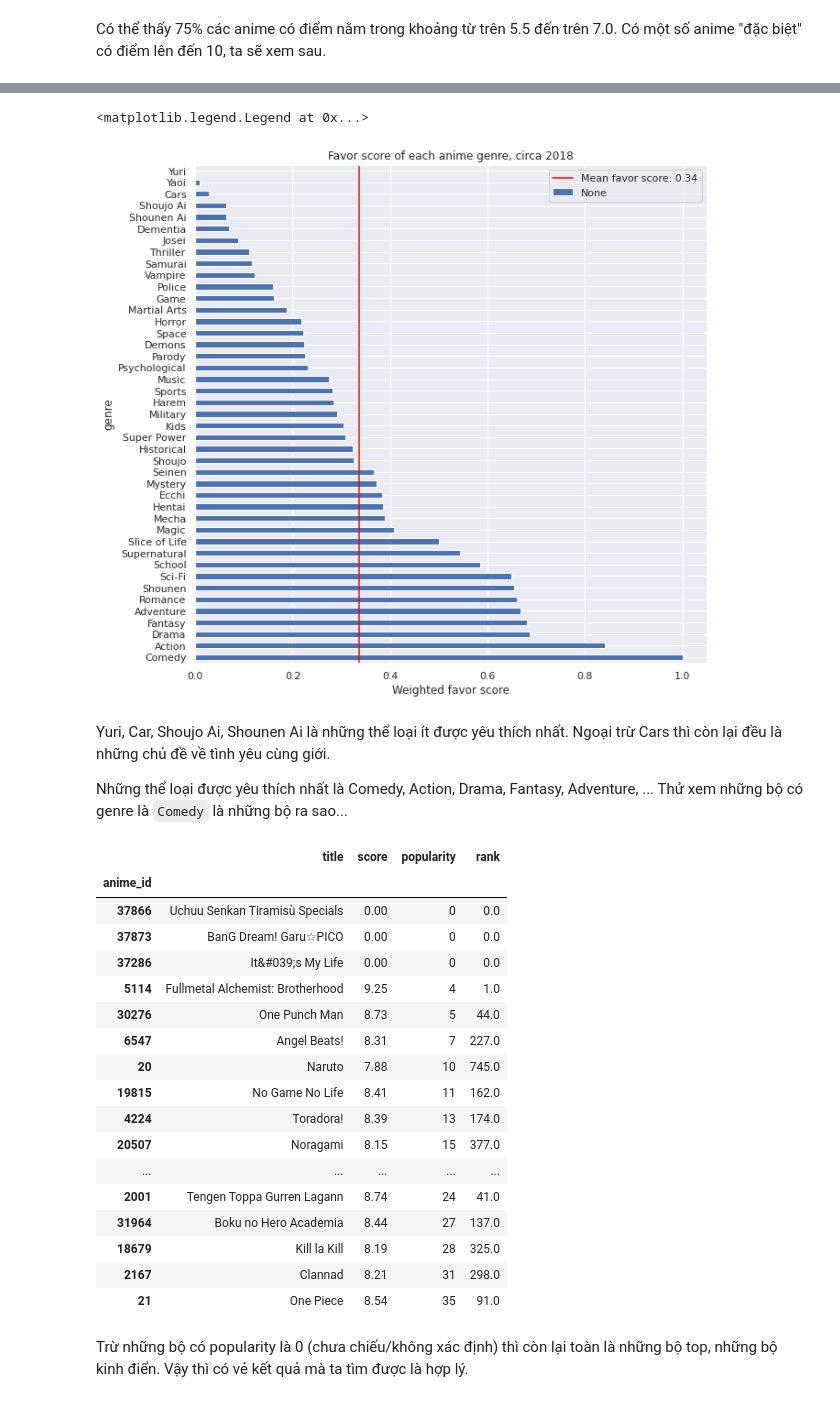
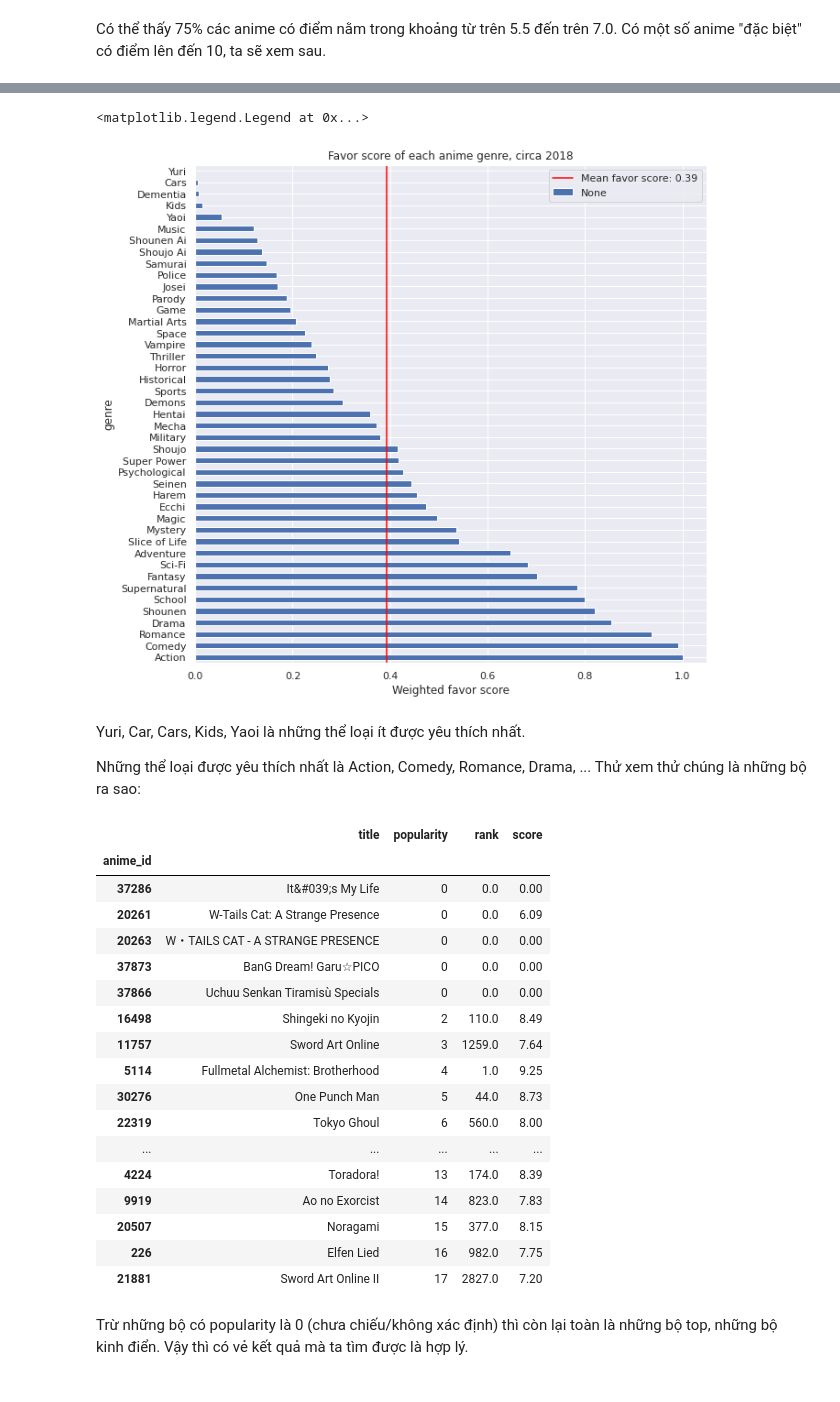
Before and after one commit to hungngocphat01/HCMUS-IntroDataSc-FinalProj, a Jupyter notebook: FINAL.ipynb, the cells around one changed output, grey strips where cells are left out. Saved outputs shown, nothing was run; the diff lists cells and outputs as text; code cells hidden in the pictures.

```diff
--- a/FINAL.ipynb
+++ b/FINAL.ipynb
@@ -446,14 +461,14 @@ nan_to_zero = lambda *args: tuple(0 if np.isnan(i) else i for i in args)
 for idx in hr_series.index:
     # Nếu 1 trong 3 cột khác nan thì tính ra số phút
     # Nếu cả 3 cột là nan thì gán là nan
-    if any((hr_series[idx] != np.nan, min_series[idx] != np.nan, sec_series[idx] != np.nan)):
+    if np.all(np.isnan([hr_series[idx], min_series[idx], sec_series[idx]])):
+        dur_series[idx] = np.nan
+    else:
         hr, m, sec = nan_to_zero(hr_series[idx], min_series[idx], sec_series[idx])
         if (hr, m) == (0, 0):
             dur_series[idx] = round(sec/60, 2)
         else:
             dur_series[idx] = m + hr * 60
-    else:
-        dur_series[idx] = np.nan
 # %%
 animes_df.duration = dur_series
 animes_df.sample(10)
@@ -797,7 +831,7 @@ Cá biệt: những bộ rất ít người xem lại có điểm cận 10. Đi
 def standardize(col):
     return (col - col.min()) / (col.max() - col.min())
 
-animes_df['favorscore'] = animes_df.score * np.log(animes_df.members)
+animes_df['favorscore'] = animes_df.score * np.log(animes_df.favorites)
 animes_df[['score', 'members', 'favorscore',
            'popularity', 'rank']].sort_values('favorscore', ascending=False)
 # %% [output]
@@ -824,5 +858,8 @@ Lý do em chọn hàm `sqrt` là nó sẽ không làm các thể loại có quá
 # %%
 # Flatten cột genre
+animes_df.favorscore = animes_df.favorscore.fillna(0)
+animes_df.favorscore = animes_df.favorscore.replace(-np.inf, 0)
+
 genre_expl_df = animes_df.explode('genre')
 
 # Đánh trọng số cho từng genre, gom nhóm và lấy trung bình điểm
@@ -847,32 +884,32 @@ ax.set_xlabel('Weighted favor score')
 plt.legend()
 # %% [output]
 <matplotlib.legend.Legend at 0x...>
-[figure, old version]
+[figure, new version]
 # %% [markdown]
-Yuri, Car, Shoujo Ai, Shounen Ai là những thể loại ít được yêu thích nhất. Ngoại trừ Cars thì còn lại đều là những chủ đề về tình yêu cùng giới.
+Yuri, Car, Cars, Kids, Yaoi là những thể loại ít được yêu thích nhất.
 
-Những thể loại được yêu thích nhất là Comedy, Action, Drama, Fantasy, Adventure, ... Thử xem những bộ có genre là `Comedy` là những bộ ra sao...
+Những thể loại được yêu thích nhất là Action, Comedy, Romance, Drama, ... Thử xem thử chúng là những bộ ra sao:
 # %%
-genre_expl_df.loc[genre_expl_df.genre == 'Comedy',
-                  ['title', 'score', 'popularity', 'rank']].sort_values('popularity').head(20)
+genre_expl_df.loc[genre_expl_df.genre.isin(['Action', 'Comedy', 'Romance']),
+    ['title', 'popularity', 'rank', 'score']].sort_values('popularity').drop_duplicates().head(20)
 # %% [output]
-|  | title | score | popularity | rank |
+|  | title | popularity | rank | score |
 | anime_id |  |  |  |  |
-| 37866 | Uchuu Senkan Tiramisù Specials | 0.00 | 0 | 0.0 |
-| 37873 | BanG Dream! Garu☆PICO | 0.00 | 0 | 0.0 |
-| 37286 | It&#039;s My Life | 0.00 | 0 | 0.0 |
-| 5114 | Fullmetal Alchemist: Brotherhood | 9.25 | 4 | 1.0 |
-| 30276 | One Punch Man | 8.73 | 5 | 44.0 |
-| 6547 | Angel Beats! | 8.31 | 7 | 227.0 |
-| 20 | Naruto | 7.88 | 10 | 745.0 |
-| 19815 | No Game No Life | 8.41 | 11 | 162.0 |
-| 4224 | Toradora! | 8.39 | 13 | 174.0 |
-| 20507 | Noragami | 8.15 | 15 | 377.0 |
+| 37286 | It&#039;s My Life | 0 | 0.0 | 0.00 |
+| 20261 | W-Tails Cat: A Strange Presence | 0 | 0.0 | 6.09 |
+| 20263 | W・TAILS CAT - A STRANGE PRESENCE | 0 | 0.0 | 0.00 |
+| 37873 | BanG Dream! Garu☆PICO | 0 | 0.0 | 0.00 |
+| 37866 | Uchuu Senkan Tiramisù Specials | 0 | 0.0 | 0.00 |
+| 16498 | Shingeki no Kyojin | 2 | 110.0 | 8.49 |
+| 11757 | Sword Art Online | 3 | 1259.0 | 7.64 |
+| 5114 | Fullmetal Alchemist: Brotherhood | 4 | 1.0 | 9.25 |
+| 30276 | One Punch Man | 5 | 44.0 | 8.73 |
+| 22319 | Tokyo Ghoul | 6 | 560.0 | 8.00 |
 | ... | ... | ... | ... | ... |
-| 2001 | Tengen Toppa Gurren Lagann | 8.74 | 24 | 41.0 |
-| 31964 | Boku no Hero Academia | 8.44 | 27 | 137.0 |
-| 18679 | Kill la Kill | 8.19 | 28 | 325.0 |
-| 2167 | Clannad | 8.21 | 31 | 298.0 |
-| 21 | One Piece | 8.54 | 35 | 91.0 |
+| 4224 | Toradora! | 13 | 174.0 | 8.39 |
+| 9919 | Ao no Exorcist | 14 | 823.0 | 7.83 |
+| 20507 | Noragami | 15 | 377.0 | 8.15 |
+| 226 | Elfen Lied | 16 | 982.0 | 7.75 |
+| 21881 | Sword Art Online II | 17 | 2827.0 | 7.20 |
 # %% [markdown]
 Trừ những bộ có popularity là 0 (chưa chiếu/không xác định) thì còn lại toàn là những bộ top, những bộ kinh điển. Vậy thì có vẻ kết quả mà ta tìm được là hợp lý.
```
Also changed, not shown: parts of 35 cells of this notebook.
